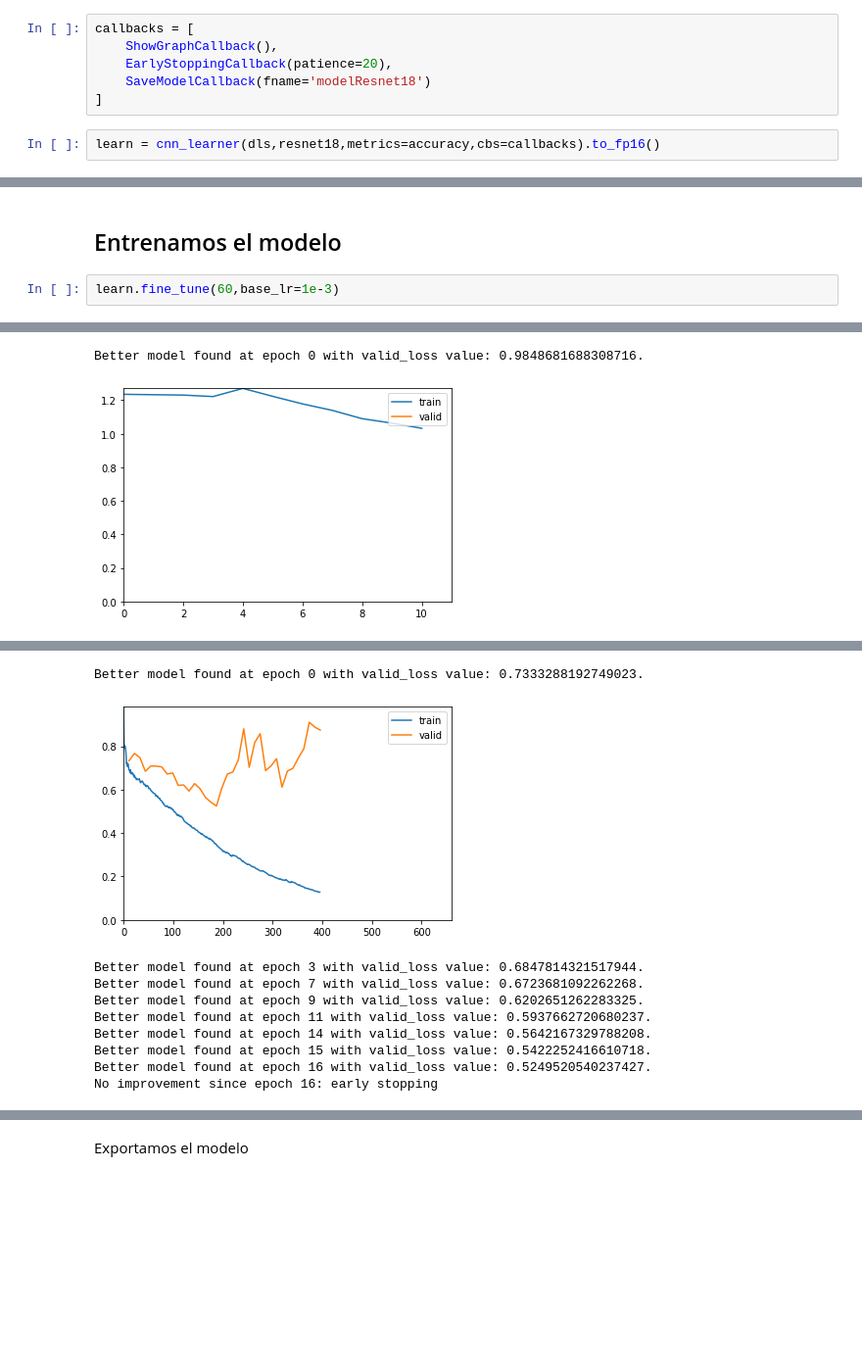
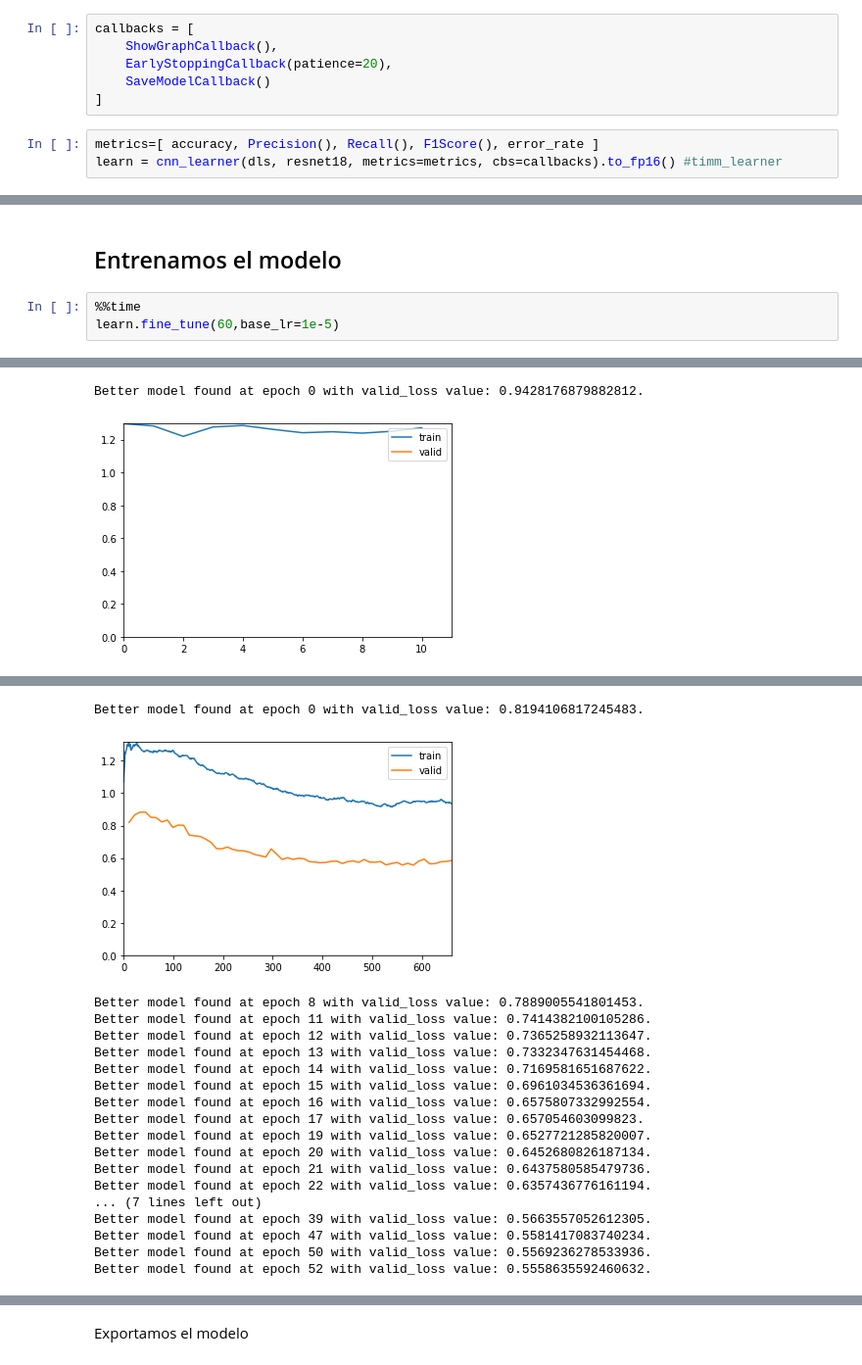
Before and after one commit to dirudiez/TFM_DiegoRudiez, a Jupyter notebook: Binario_CEL_resnet18_BalanceoImblearn.ipynb, the cells around one changed output, grey strips where cells are left out. Shown: that part at 98% size. Saved outputs shown, nothing was run; the diff lists cells and outputs as text; blank space fills up the shorter version.

```diff
--- a/Binario_CEL_resnet18_BalanceoImblearn.ipynb
+++ b/Binario_CEL_resnet18_BalanceoImblearn.ipynb
@@ -175,7 +182,8 @@ dls.show_batch()
 callbacks = [
     ShowGraphCallback(),
     EarlyStoppingCallback(patience=20),
-    SaveModelCallback(fname='modelResnet18')
+    SaveModelCallback()
 ]
 # %%
-learn = cnn_learner(dls,resnet18,metrics=accuracy,cbs=callbacks).to_fp16()
+metrics=[ accuracy, Precision(), Recall(), F1Score(), error_rate ]
+learn = cnn_learner(dls, resnet18, metrics=metrics, cbs=callbacks).to_fp16() #timm_learner
@@ -190,5 +196,6 @@ SuggestedLRs(minimum=0.012022644281387329, steep=0.0010000000474974513, valley=0
 # %% [markdown]
 ## Entrenamos el modelo
 # %%
-learn.fine_tune(60,base_lr=1e-3)
+%%time
+learn.fine_tune(60,base_lr=1e-5)
 # %% [output]
@@ -197,2 +204,2 @@ learn.fine_tune(60,base_lr=1e-3)
-Better model found at epoch 0 with valid_loss value: 0.9848681688308716.
+Better model found at epoch 0 with valid_loss value: 0.9428176879882812.
-[figure, old version]
+[figure, new version]
@@ -216,13 +223,22 @@ Better model found at epoch 0 with valid_loss value: 0.9848681688308716.
-Better model found at epoch 0 with valid_loss value: 0.7333288192749023.
+Better model found at epoch 0 with valid_loss value: 0.8194106817245483.
-[figure, old version]
+[figure, new version]
-Better model found at epoch 3 with valid_loss value: 0.6847814321517944.
-Better model found at epoch 7 with valid_loss value: 0.6723681092262268.
-Better model found at epoch 9 with valid_loss value: 0.6202651262283325.
-Better model found at epoch 11 with valid_loss value: 0.5937662720680237.
-Better model found at epoch 14 with valid_loss value: 0.5642167329788208.
-Better model found at epoch 15 with valid_loss value: 0.5422252416610718.
-Better model found at epoch 16 with valid_loss value: 0.5249520540237427.
-No improvement since epoch 16: early stopping
+Better model found at epoch 8 with valid_loss value: 0.7889005541801453.
+Better model found at epoch 11 with valid_loss value: 0.7414382100105286.
+Better model found at epoch 12 with valid_loss value: 0.7365258932113647.
+Better model found at epoch 13 with valid_loss value: 0.7332347631454468.
+Better model found at epoch 14 with valid_loss value: 0.7169581651687622.
+Better model found at epoch 15 with valid_loss value: 0.6961034536361694.
+Better model found at epoch 16 with valid_loss value: 0.6575807332992554.
+Better model found at epoch 17 with valid_loss value: 0.657054603099823.
+Better model found at epoch 19 with valid_loss value: 0.6527721285820007.
+Better model found at epoch 20 with valid_loss value: 0.6452680826187134.
+Better model found at epoch 21 with valid_loss value: 0.6437580585479736.
+Better model found at epoch 22 with valid_loss value: 0.6357436776161194.
+... (7 lines left out)
+Better model found at epoch 39 with valid_loss value: 0.5663557052612305.
+Better model found at epoch 47 with valid_loss value: 0.5581417083740234.
+Better model found at epoch 50 with valid_loss value: 0.5569236278533936.
+Better model found at epoch 52 with valid_loss value: 0.5558635592460632.
 # %%
 learn.show_results(max_n=12, figsize=(7,8))
 # %% [output]
```
Also changed, not shown: parts of 13 cells of this notebook.
